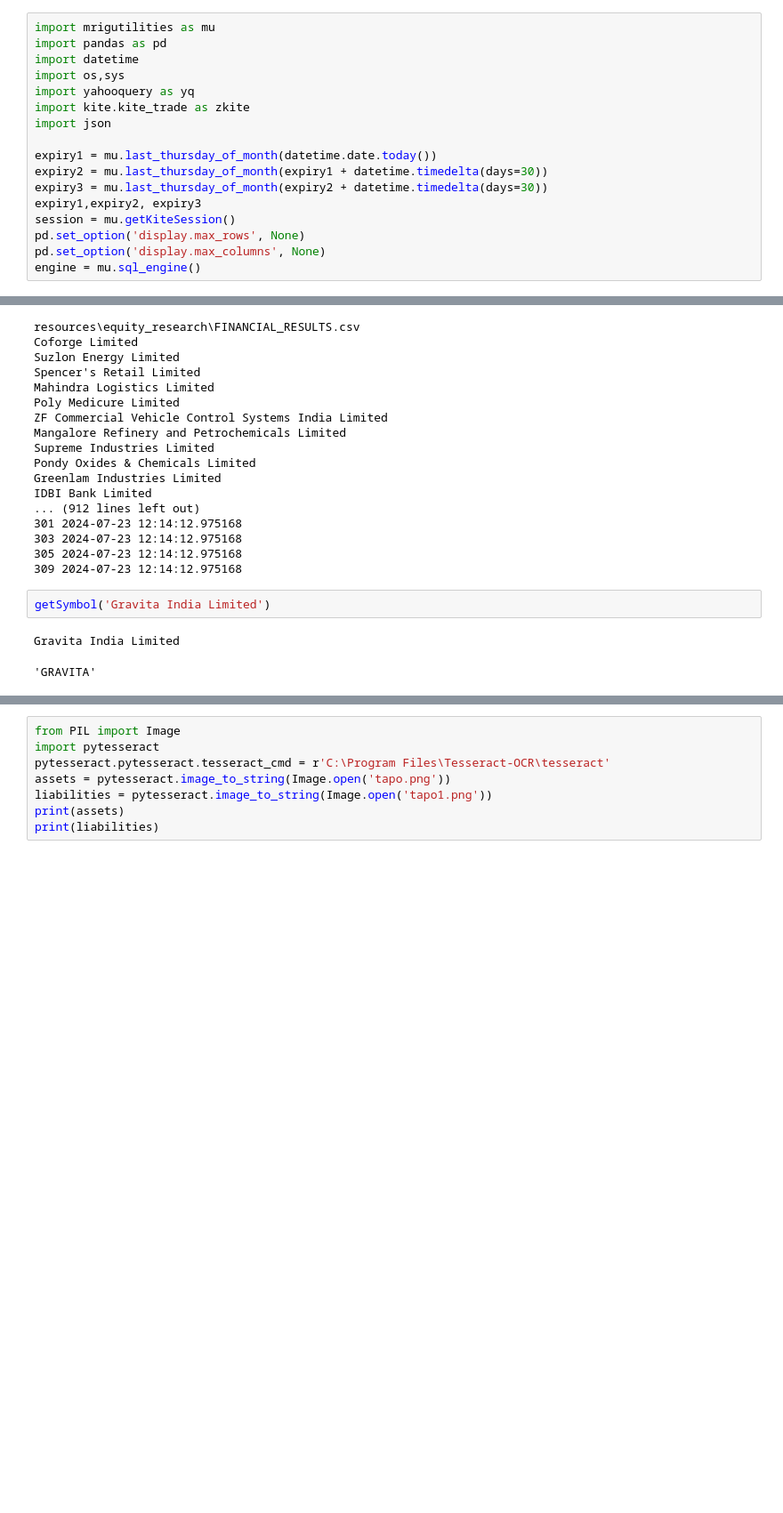
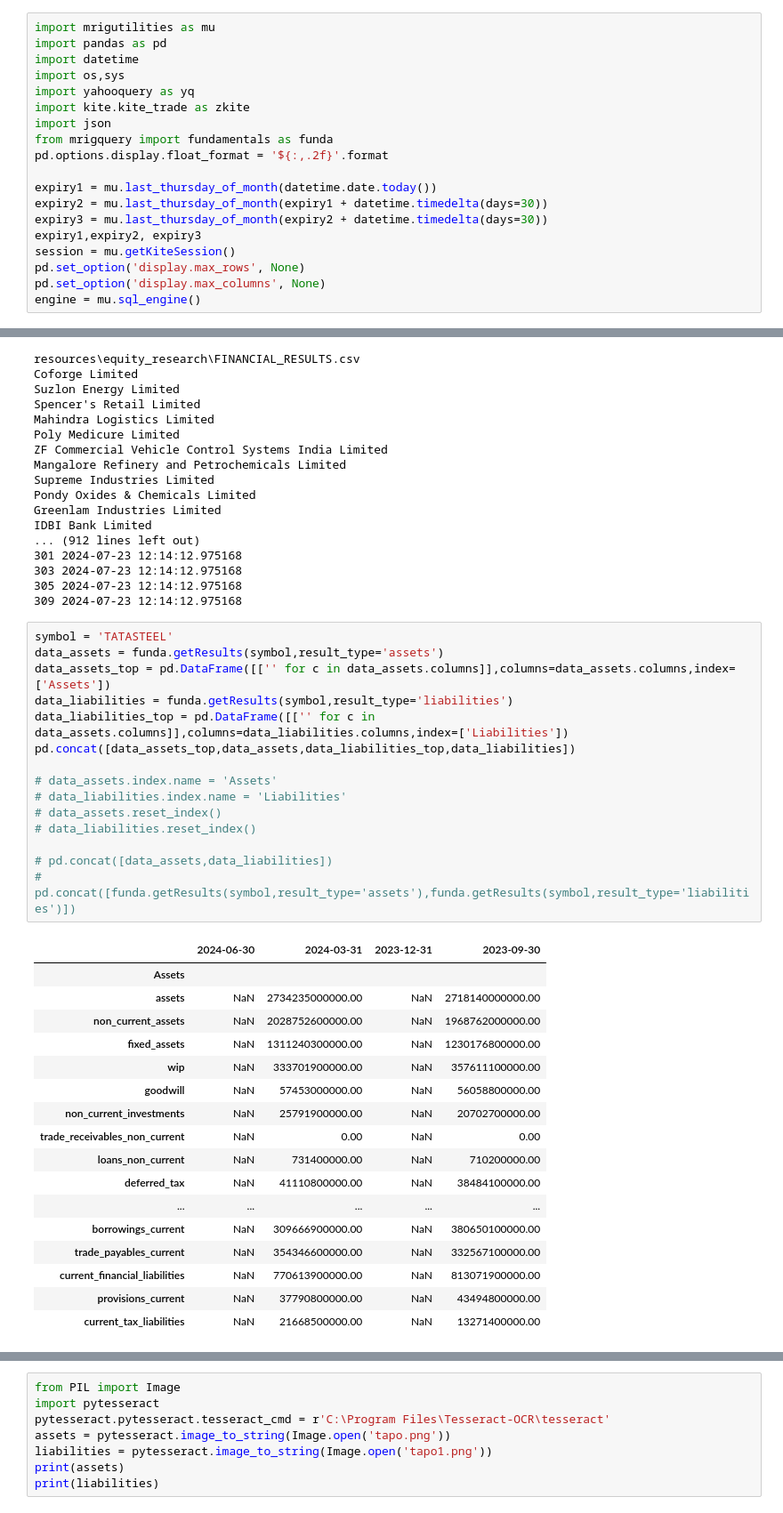
Before and after one commit to santoshbag/mrigAnalytics, a Jupyter notebook: XBRL.ipynb, the cells around one changed output, grey strips where cells are left out. Shown: that part at 89% size. Saved outputs shown, nothing was run; the diff lists cells and outputs as text; blank space fills up the shorter version.

Commit message:
XBRL balance sheet, Fundamentals, datarun, news,

```diff
--- a/XBRL.ipynb
+++ b/XBRL.ipynb
@@ -6,6 +6,8 @@ import os,sys
 import yahooquery as yq
 import kite.kite_trade as zkite
 import json
+from mrigquery import fundamentals as funda
+pd.options.display.float_format = '${:,.2f}'.format
 
 expiry1 = mu.last_thursday_of_month(datetime.date.today())
 expiry2 = mu.last_thursday_of_month(expiry1 + datetime.timedelta(days=30))
@@ -257,11 +302,39 @@ IDBI Bank Limited
 303 2024-07-23 12:14:12.975168
 305 2024-07-23 12:14:12.975168
 309 2024-07-23 12:14:12.975168
-# %%
-getSymbol('Gravita India Limited')
-# %% [output]
-Gravita India Limited
-'GRAVITA'
+# %%
+symbol = 'TATASTEEL'
+data_assets = funda.getResults(symbol,result_type='assets')
+data_assets_top = pd.DataFrame([['' for c in data_assets.columns]],columns=data_assets.columns,index=['Assets'])
+data_liabilities = funda.getResults(symbol,result_type='liabilities')
+data_liabilities_top = pd.DataFrame([['' for c in data_assets.columns]],columns=data_liabilities.columns,index=['Liabilities'])
+pd.concat([data_assets_top,data_assets,data_liabilities_top,data_liabilities])
+
+# data_assets.index.name = 'Assets'
+# data_liabilities.index.name = 'Liabilities'
+# data_assets.reset_index()
+# data_liabilities.reset_index()
+
+# pd.concat([data_assets,data_liabilities])
+# pd.concat([funda.getResults(symbol,result_type='assets'),funda.getResults(symbol,result_type='liabilities')])
+# %% [output]
+|  | 2024-06-30 | 2024-03-31 | 2023-12-31 | 2023-09-30 |
+| Assets |  |  |  |  |
+| assets | NaN | 2734235000000.00 | NaN | 2718140000000.00 |
+| non_current_assets | NaN | 2028752600000.00 | NaN | 1968762000000.00 |
+| fixed_assets | NaN | 1311240300000.00 | NaN | 1230176800000.00 |
+| wip | NaN | 333701900000.00 | NaN | 357611100000.00 |
+| goodwill | NaN | 57453000000.00 | NaN | 56058800000.00 |
+| non_current_investments | NaN | 25791900000.00 | NaN | 20702700000.00 |
+| trade_receivables_non_current | NaN | 0.00 | NaN | 0.00 |
+| loans_non_current | NaN | 731400000.00 | NaN | 710200000.00 |
+| deferred_tax | NaN | 41110800000.00 | NaN | 38484100000.00 |
+| ... | ... | ... | ... | ... |
+| borrowings_current | NaN | 309666900000.00 | NaN | 380650100000.00 |
+| trade_payables_current | NaN | 354346600000.00 | NaN | 332567100000.00 |
+| current_financial_liabilities | NaN | 770613900000.00 | NaN | 813071900000.00 |
+| provisions_current | NaN | 37790800000.00 | NaN | 43494800000.00 |
+| current_tax_liabilities | NaN | 21668500000.00 | NaN | 13271400000.00 |
 # %%
 def getResults(symbol,period_start=None,period_end=None,period_type='Quarterly'):
 
```
Also changed, not shown: parts of 8 cells of this notebook, 25 other files.
